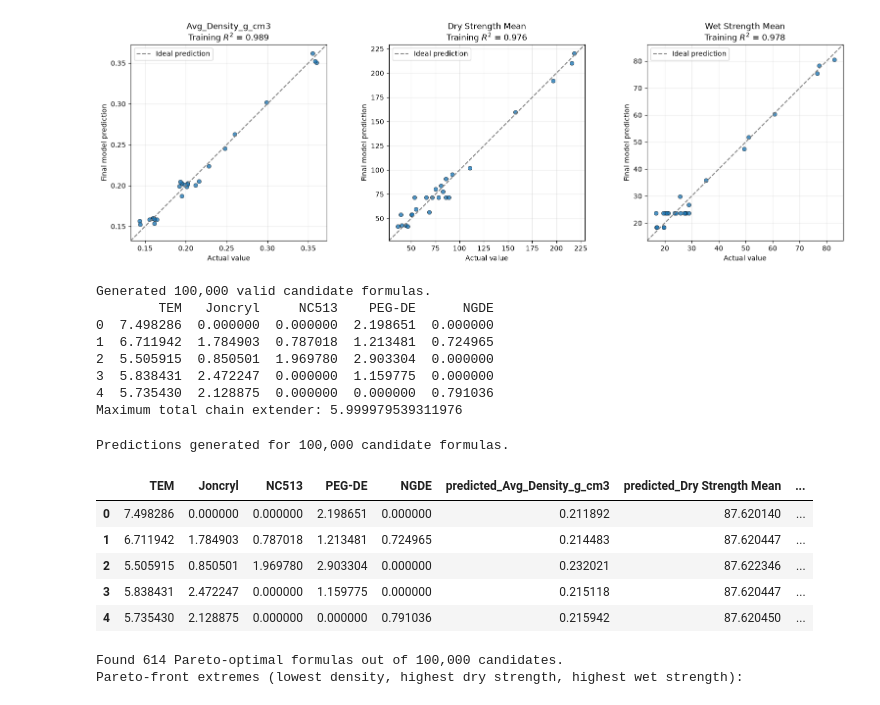
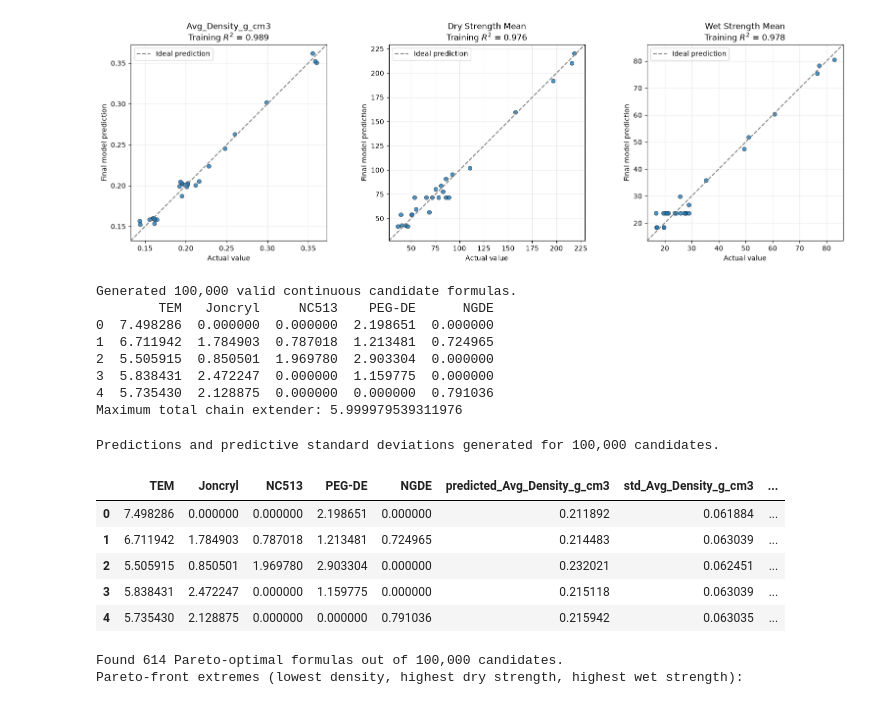
Before and after one commit to brookeb2000/foam-project, a Jupyter notebook: notebooks/3.04-bab-gaussian-process-regression.ipynb, the cells around one changed output. Cells and saved outputs as stored; diff of their text form; code cells hidden in the pictures.

```diff
--- a/notebooks/3.04-bab-gaussian-process-regression.ipynb
+++ b/notebooks/3.04-bab-gaussian-process-regression.ipynb
@@ -262,8 +262,8 @@ plt.show()
 # %% [output]
 [figure]
 # %%
-# Formula constraints:
-# - TEM: 5-8%.
+# Generate continuous candidate formulas within the feasible ranges.
+# - TEM: 5-8% with no grid rounding.
 # - Each chain extender (Joncryl, NC513, PEG-DE, NGDE): 0.7-3% when included; 0% when omitted.
 # - Combined chain extender amount: no more than 6%.
 # - Generate 100,000 valid candidate formulas.
@@ -281,7 +281,9 @@ while collected < candidate_count:
     active_counts = rng.integers(1, len(chain_extender_cols) + 1, size=batch_size)
     active_order = rng.random((batch_size, len(chain_extender_cols))).argsort(axis=1)
     active_mask = active_order < active_counts[:, None]
-    extender_amounts = rng.uniform(0.7, 3.0, size=(batch_size, len(chain_extender_cols)))
+    extender_amounts = rng.uniform(
+        0.7, 3.0, size=(batch_size, len(chain_extender_cols))
+    )
     extender_amounts = np.where(active_mask, extender_amounts, 0.0)
 
     valid_mask = extender_amounts.sum(axis=1) <= 6.0
@@ -302,11 +304,11 @@ for col in chain_extender_cols:
     active = candidate_set[col].ne(0)
     assert candidate_set.loc[active, col].between(0.7, 3.0).all()
 
-print(f"Generated {len(candidate_set):,} valid candidate formulas.")
+print(f"Generated {len(candidate_set):,} valid continuous candidate formulas.")
 print(candidate_set.head())
 print("Maximum total chain extender:", candidate_set[chain_extender_cols].sum(axis=1).max())
 # %% [output]
-Generated 100,000 valid candidate formulas.
+Generated 100,000 valid continuous candidate formulas.
         TEM   Joncryl     NC513    PEG-DE      NGDE
 0  7.498286  0.000000  0.000000  2.198651  0.000000
 1  6.711942  1.784903  0.787018  1.213481  0.724965
@@ -315,27 +317,34 @@ Generated 100,000 valid candidate formulas.
 4  5.735430  2.128875  0.000000  0.000000  0.791036
 Maximum total chain extender: 5.999979539311976
 # %%
-# Predict all three properties for every generated candidate formula.
+# Predict the mean and predictive standard deviation for each generated formula.
 candidate_predictions = candidate_set.copy()
 
 for target in target_cols:
-    candidate_predictions[f"predicted_{target}"] = gpr_models[target].predict(
-        candidate_set[feature_cols]
+    mean, std = gpr_models[target].predict(
+        candidate_set[feature_cols],
+        return_std=True,
     )
+    candidate_predictions[f"predicted_{target}"] = mean
+    candidate_predictions[f"std_{target}"] = std
 
+prediction_cols = [f"predicted_{target}" for target in target_cols]
+std_cols = [f"std_{target}" for target in target_cols]
 assert len(candidate_predictions) == candidate_count
-assert all(f"predicted_{target}" in candidate_predictions.columns for target in target_cols)
+assert all(col in candidate_predictions.columns for col in prediction_cols + std_cols)
+assert np.isfinite(candidate_predictions[prediction_cols + std_cols].to_numpy()).all()
+assert candidate_predictions[std_cols].ge(0).all().all()
 
-print(f"Predictions generated for {len(candidate_predictions):,} candidate formulas.")
+print(f"Predictions and predictive standard deviations generated for {len(candidate_predictions):,} candidates.")
 display(candidate_predictions.head())
 # %% [output]
-Predictions generated for 100,000 candidate formulas.
+Predictions and predictive standard deviations generated for 100,000 candidates.
-|  | TEM | Joncryl | NC513 | PEG-DE | NGDE | predicted_Avg_Density_g_cm3 | predicted_Dry Strength Mean | ... |
-| 0 | 7.498286 | 0.000000 | 0.000000 | 2.198651 | 0.000000 | 0.211892 | 87.620140 | ... |
-| 1 | 6.711942 | 1.784903 | 0.787018 | 1.213481 | 0.724965 | 0.214483 | 87.620447 | ... |
-| 2 | 5.505915 | 0.850501 | 1.969780 | 2.903304 | 0.000000 | 0.232021 | 87.622346 | ... |
-| 3 | 5.838431 | 2.472247 | 0.000000 | 1.159775 | 0.000000 | 0.215118 | 87.620447 | ... |
-| 4 | 5.735430 | 2.128875 | 0.000000 | 0.000000 | 0.791036 | 0.215942 | 87.620450 | ... |
+|  | TEM | Joncryl | NC513 | PEG-DE | NGDE | predicted_Avg_Density_g_cm3 | std_Avg_Density_g_cm3 | ... |
+| 0 | 7.498286 | 0.000000 | 0.000000 | 2.198651 | 0.000000 | 0.211892 | 0.061884 | ... |
+| 1 | 6.711942 | 1.784903 | 0.787018 | 1.213481 | 0.724965 | 0.214483 | 0.063039 | ... |
+| 2 | 5.505915 | 0.850501 | 1.969780 | 2.903304 | 0.000000 | 0.232021 | 0.062451 | ... |
+| 3 | 5.838431 | 2.472247 | 0.000000 | 1.159775 | 0.000000 | 0.215118 | 0.063039 | ... |
+| 4 | 5.735430 | 2.128875 | 0.000000 | 0.000000 | 0.791036 | 0.215942 | 0.063035 | ... |
 # %%
 # Keep candidates that are not dominated on all three predicted properties.
 # Objectives: minimize density; maximize dry and wet strength.
```
Also changed, not shown: parts of 4 cells of this notebook, 3 other files.
